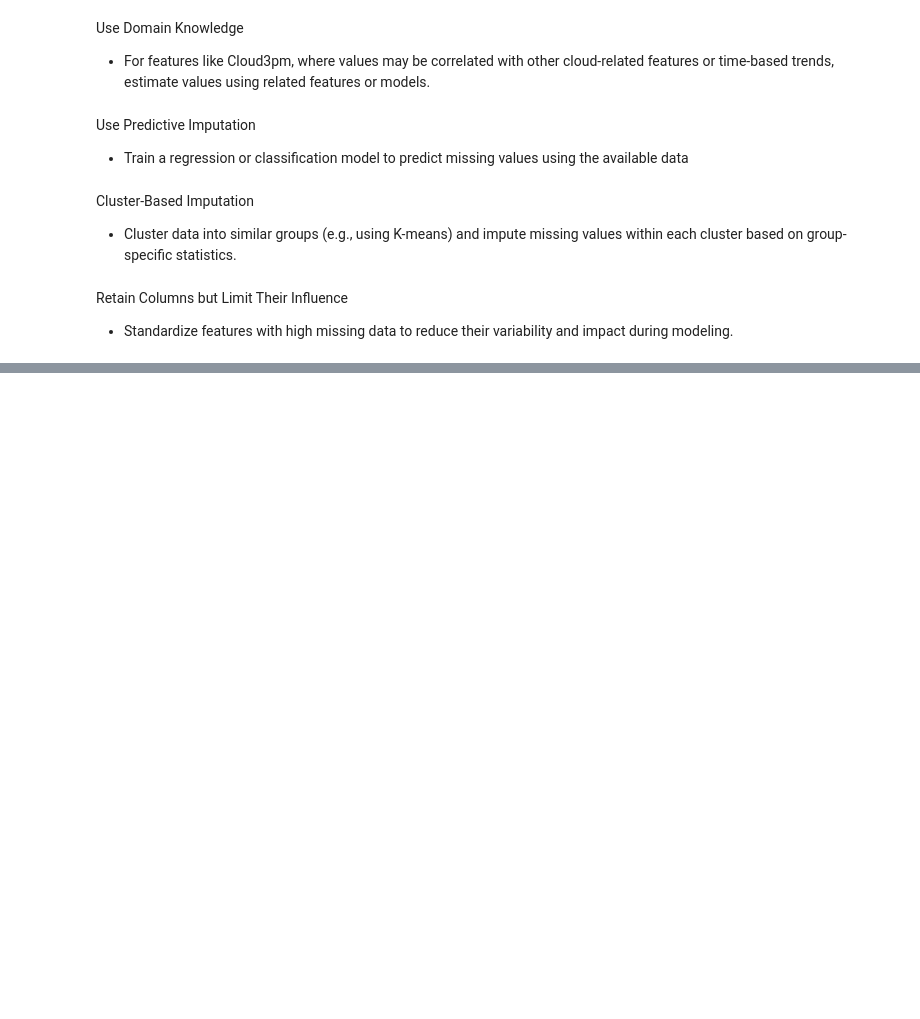
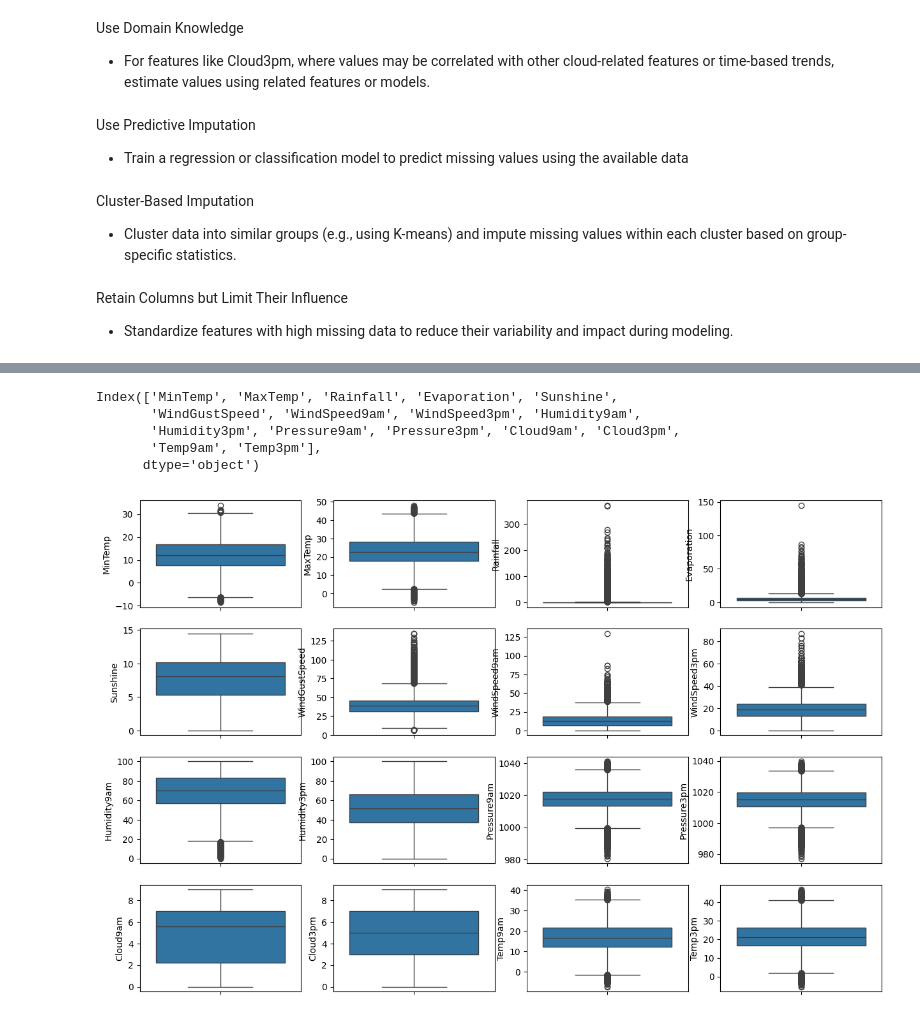
Before and after one commit to vinodvicki/Weather_prediction-, a Jupyter notebook: Rain_Prediction.ipynb, the cells around one changed output, grey strips where cells are left out. Saved outputs shown, nothing was run; the diff lists cells and outputs as text; code cells hidden in the pictures; blank space fills up the shorter version.

Commit message:
outliers treatment

```diff
--- a/Rain_Prediction.ipynb
+++ b/Rain_Prediction.ipynb
@@ -226,0 +347,21 @@ df = pd.get_dummies(df, columns=['Location', 'WindGustDir', 'WindDir9am', 'WindD
+# %%
+outliers = df.columns[1:17]
+outliers
+# %% [output]
+Index(['MinTemp', 'MaxTemp', 'Rainfall', 'Evaporation', 'Sunshine',
+       'WindGustSpeed', 'WindSpeed9am', 'WindSpeed3pm', 'Humidity9am',
+       'Humidity3pm', 'Pressure9am', 'Pressure3pm', 'Cloud9am', 'Cloud3pm',
+       'Temp9am', 'Temp3pm'],
+      dtype='object')
+# %%
+# ploting box plt to find outliers in MinTemp', 'MaxTemp', 'Rainfall', 'Evaporation', 'Sunshine','WindGustSpeed', 'WindSpeed9am', 'WindSpeed3pm', 'Humidity9am',
+# 'Humidity3pm', 'Pressure9am', 'Pressure3pm', 'Cloud9am', 'Cloud3pm','Temp9am',
+# 'Temp3pm'
+plt.figure(figsize=(15, 10))
+for i, col in enumerate(outliers, 1):
+    plt.subplot(4, 4, i)
+    sns.boxplot(df[col])
+plt.tight_layout
+plt.show()
+# %% [output]
+[figure, added]
```
Also changed, not shown: parts of 20 cells of this notebook.
